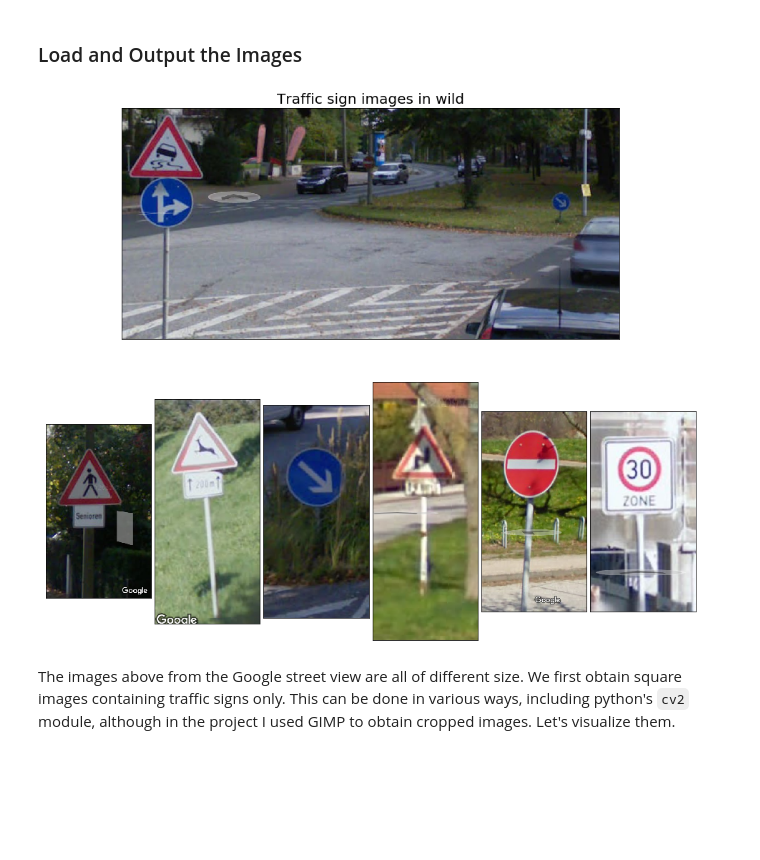
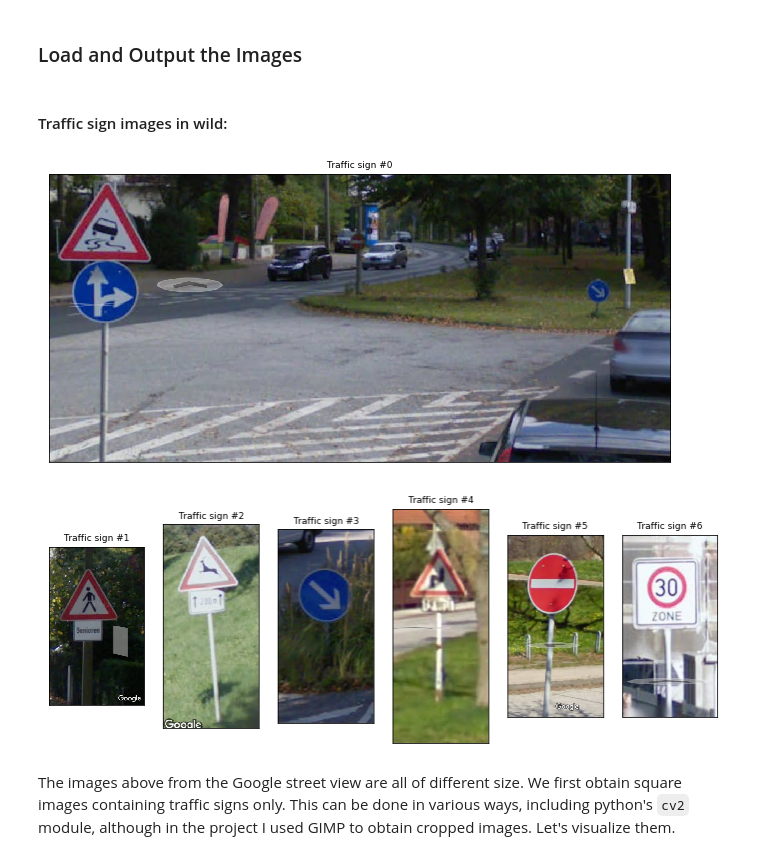
Before and after one commit to selyunin/carnd_t1_p2, a Jupyter notebook: Traffic_Sign_Classifier.ipynb, the cells around one changed output. Drawn from its saved outputs; the diff is of its cells as text; code cells hidden in the pictures; blank space fills up the shorter version.

```diff
--- a/Traffic_Sign_Classifier.ipynb
+++ b/Traffic_Sign_Classifier.ipynb
@@ -730,56 +597,30 @@ street_view_img_names = [
                         'street_view_7.png',
                         ]
 street_view_img = [ imread(street_view_img_dir + img) for img in street_view_img_names ]
-# %%
-fig = plt.figure(figsize=(12,15))
-
-ax = plt.subplot2grid((5, 6), (0, 0), colspan=6, rowspan=1)
-pic_raw = street_view_img[0]
-plt.imshow(pic_raw)
-ax.set_xticks([])
-ax.set_yticks([])
-
-ax = plt.subplot2grid((5, 6), (1, 0), colspan=1, rowspan=3)
-pic_raw = street_view_img[1]
-plt.imshow(pic_raw)
-ax.set_xticks([])
-ax.set_yticks([])
-
-ax = plt.subplot2grid((5, 6), (1, 1), colspan=1, rowspan=3)
-pic_raw = street_view_img[2]
-plt.imshow(pic_raw)
-ax.set_xticks([])
-ax.set_yticks([])
-
-ax = plt.subplot2grid((5, 6), (1, 2), colspan=1, rowspan=3)
-pic_raw = street_view_img[3]
-plt.imshow(pic_raw)
-ax.set_xticks([])
-ax.set_yticks([])
-
-ax = plt.subplot2grid((5, 6), (1, 3), colspan=1, rowspan=3)
-pic_raw = street_view_img[4]
-plt.imshow(pic_raw)
-ax.set_xticks([])
-ax.set_yticks([])
-
-ax = plt.subplot2grid((5, 6), (1, 4), colspan=1, rowspan=3)
-pic_raw = street_view_img[5]
-plt.imshow(pic_raw)
-ax.set_xticks([])
-ax.set_yticks([])
-
-ax = plt.subplot2grid((5, 6), (1, 5), colspan=1, rowspan=3)
-pic_raw = street_view_img[6]
-plt.imshow(pic_raw)
-ax.set_xticks([])
-ax.set_yticks([])
-
-plt.suptitle("Traffic sign images in wild", y=1.04, fontsize=20)
-plt.tight_layout(w_pad=-0.2, h_pad=-12.2, pad=-2.6)
-plt.show()
-# %% [output]
-[figure, removed]
+# %% [markdown]
+#### Traffic sign images in wild:
+# %%
+fig = plt.figure(figsize=(8,15))
+ax = fig.add_subplot(1,1,1)
+plt.imshow(street_view_img[0])
+ax.set_xticks([])
+ax.set_yticks([])
+ax.set_title('Traffic sign #0', fontsize=9)
+plt.tight_layout(w_pad=-0.2, h_pad=-12.2, pad=-2.6)
+plt.show()
+
+NUM_IMG = len(street_view_img[1:])
+fig = plt.figure(figsize=(12,16))
+for idx, image in enumerate(street_view_img[1:]):
+    ax = fig.add_subplot(1,NUM_IMG,idx+1)
+    plt.imshow(image)
+    ax.set_xticks([])
+    ax.set_yticks([])
+    ax.set_title('Traffic sign #{}'.format(idx+1), fontsize=9)
+plt.show()
+# %% [output]
+[figure, added]
+[figure, added]
 # %% [markdown]
 The images above from the Google street view are all of different size. We first obtain square images containing traffic signs only. This can be done in various ways, including python's `cv2` module, although in the project I  used GIMP to obtain cropped images. Let's visualize them.
 # %%
```
Also changed, not shown: parts of 24 cells of this notebook.
